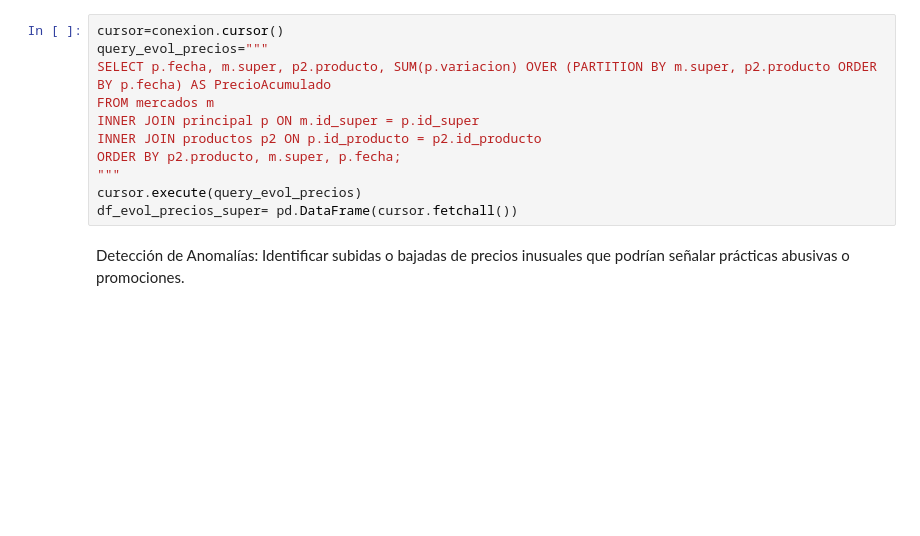
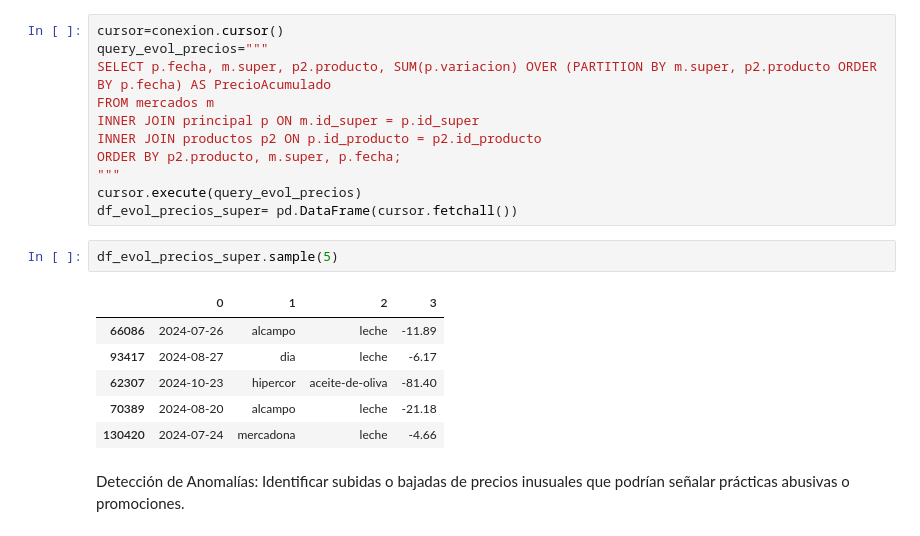
Before and after one commit to jgilsu11/Proyecto1-AnalisisFacua, a Jupyter notebook: Notebooks/1)Extraccion y limpieza (pandas).ipynb, the cells around one changed output. Saved outputs shown, nothing was run; the diff lists cells and outputs as text; blank space fills up the shorter version.

```diff
--- a/Notebooks/1)Extraccion y limpieza (pandas).ipynb
+++ b/Notebooks/1)Extraccion y limpieza (pandas).ipynb
@@ -507,6 +520,15 @@ ORDER BY p2.producto, m.super, p.fecha;
 """
 cursor.execute(query_evol_precios)
 df_evol_precios_super= pd.DataFrame(cursor.fetchall())
+# %%
+df_evol_precios_super.sample(5)
+# %% [output]
+|  | 0 | 1 | 2 | 3 |
+| 66086 | 2024-07-26 | alcampo | leche | -11.89 |
+| 93417 | 2024-08-27 | dia | leche | -6.17 |
+| 62307 | 2024-10-23 | hipercor | aceite-de-oliva | -81.40 |
+| 70389 | 2024-08-20 | alcampo | leche | -21.18 |
+| 130420 | 2024-07-24 | mercadona | leche | -4.66 |
 # %% [markdown]
 Detección de Anomalías: Identificar subidas o bajadas de precios inusuales que podrían señalar prácticas abusivas o promociones.
 # %%
```
Also changed, not shown: parts of 18 cells of this notebook, 3 other files.
